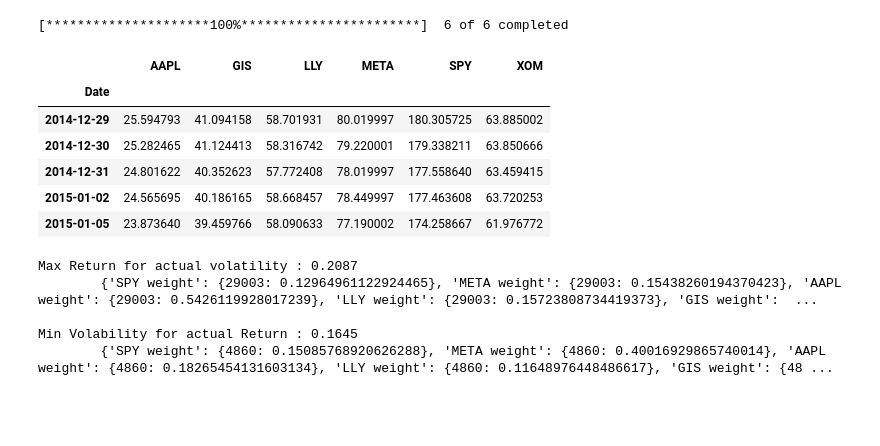
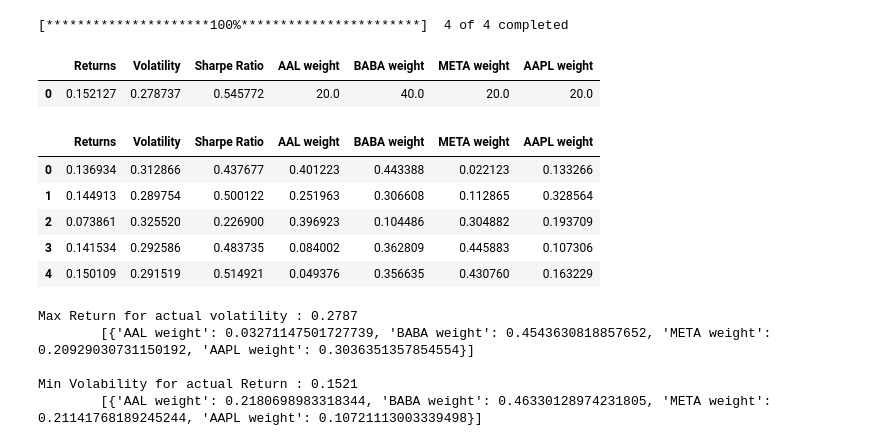
Before and after one commit to Laverdure77/Portfolio_Forecasting, a Jupyter notebook: notebooks/pyPortfolioOpt.ipynb, the cells around one changed output. Saved outputs shown, nothing was run; the diff lists cells and outputs as text; code cells hidden in the pictures; blank space fills up the shorter version.

```diff
--- a/notebooks/pyPortfolioOpt.ipynb
+++ b/notebooks/pyPortfolioOpt.ipynb
@@ -19,8 +19,8 @@ import seaborn as sns
 # %%
 end_date = datetime.today()
 start_date = end_date - timedelta(days=3000)
-tickers = ['SPY','META', 'AAPL','LLY', 'GIS', 'XOM']
-weights = [20,10,5,25,25,15]
+tickers = ["AAL","BABA","META","AAPL"]
+weights = [20, 40, 20, 20]
 # %%
 # Import data
 def getData(tickers:list, start_date:datetime, end_date:datetime):
@@ -39,41 +39,49 @@ def getData(tickers:list, start_date:datetime, end_date:datetime):
     return df
 
 df = getData(tickers, start_date, end_date)
 
 # Calculate daily and annual returns of the stocks
 returns_daily = df.pct_change()
 returns_annual = returns_daily.mean() * 252
 
 # Get daily and covariance of returns of the stocks
 cov_daily = returns_daily.cov()
 cov_annual = cov_daily * 252
 
 # Actual portfolio return, volatility and sharpe
 def return_performance(weights, returns_annual):
     weights /= np.sum(weights)
     return_perf = np.dot(weights, returns_annual)
     return return_perf
 
 def volatility_performance(weights, cov_annual):
     weights /= np.sum(weights)
     volatility_perf = np.sqrt(np.dot(np.array(weights).T, np.dot(cov_annual, weights)))
     return volatility_perf
 
 
 actual_volatility = volatility_performance(weights, cov_annual)
 actual_return = return_performance(weights, returns_annual)
 actual_sharpe = actual_return / actual_volatility
 
+# a dictionary for Returns and Risk values of each portfolio
+actual_portfolio = {'Returns': actual_return,
+            'Volatility': actual_volatility,
+            'Sharpe Ratio': actual_sharpe}
+
+# extend original dictionary to accomodate each ticker and weight in the portfolio
+for counter,symbol in enumerate(tickers):
+    actual_portfolio[symbol+' weight'] = weights[counter]
+
+# make a nice dataframe of the extended dictionary
+actual_portfolio_df= pd.DataFrame.from_dict(actual_portfolio, orient='index').T
+
 df.head()
+actual_portfolio_df
 # %% [output]
-[*********************100%***********************]  6 of 6 completed
+[*********************100%***********************]  4 of 4 completed
-|  | AAPL | GIS | LLY | META | SPY | XOM |
-| Date |  |  |  |  |  |  |
-| 2014-12-29 | 25.594793 | 41.094158 | 58.701931 | 80.019997 | 180.305725 | 63.885002 |
-| 2014-12-30 | 25.282465 | 41.124413 | 58.316742 | 79.220001 | 179.338211 | 63.850666 |
-| 2014-12-31 | 24.801622 | 40.352623 | 57.772408 | 78.019997 | 177.558640 | 63.459415 |
-| 2015-01-02 | 24.565695 | 40.186165 | 58.668457 | 78.449997 | 177.463608 | 63.720253 |
-| 2015-01-05 | 23.873640 | 39.459766 | 58.090633 | 77.190002 | 174.258667 | 61.976772 |
+|  | Returns | Volatility | Sharpe Ratio | AAL weight | BABA weight | META weight | AAPL weight |
+| 0 | 0.152127 | 0.278737 | 0.545772 | 20.0 | 40.0 | 20.0 | 20.0 |
 # %%
 # empty lists to store returns, volatility and weights of imiginary portfolios
 port_returns = []
@@ -143,6 +151,15 @@ y_tangent = [0,tangent['Returns'],tangent['Returns']/tangent['Volatility']]
 # Actual portfolio Return and Volatility
 x_actual = [actual_volatility]
 y_actual = [actual_return]
+# %%
+df.head()
+# %% [output]
+|  | Returns | Volatility | Sharpe Ratio | AAL weight | BABA weight | META weight | AAPL weight |
+| 0 | 0.136934 | 0.312866 | 0.437677 | 0.401223 | 0.443388 | 0.022123 | 0.133266 |
+| 1 | 0.144913 | 0.289754 | 0.500122 | 0.251963 | 0.306608 | 0.112865 | 0.328564 |
+| 2 | 0.073861 | 0.325520 | 0.226900 | 0.396923 | 0.104486 | 0.304882 | 0.193709 |
+| 3 | 0.141534 | 0.292586 | 0.483735 | 0.084002 | 0.362809 | 0.445883 | 0.107306 |
+| 4 | 0.150109 | 0.291519 | 0.514921 | 0.049376 | 0.356635 | 0.430760 | 0.163229 |
 # %%
 # Find optimal return portfolio for actual Volatility and Return
 
@@ -156,14 +173,14 @@ min_volatility_for_return
 max_return_for_volatility
 
 print(f'''Max Return for actual volatility : {max_return_for_volatility['Volatility'].values[0] :.4f}
-        {max_return_for_volatility.iloc[:,-len(tickers):].to_dict()}
+        {max_return_for_volatility.iloc[:,-len(tickers):].to_dict('records')}
         ''')
 print(f'''Min Volability for actual Return : {min_volatility_for_return['Returns'].values[0] :.4f}
-        {min_volatility_for_return.iloc[:,-len(tickers):].to_dict()}
+        {min_volatility_for_return.iloc[:,-len(tickers):].to_dict('records')}
         ''')
 # %% [output]
-Max Return for actual volatility : 0.2087
-        {'SPY weight': {29003: 0.12964961122924465}, 'META weight': {29003: 0.15438260194370423}, 'AAPL weight': {29003: 0.5426119928017239}, 'LLY weight': {29003: 0.15723808734419373}, 'GIS weight':  ...
+Max Return for actual volatility : 0.2787
+        [{'AAL weight': 0.03271147501727739, 'BABA weight': 0.4543630818857652, 'META weight': 0.20929030731150192, 'AAPL weight': 0.3036351357854554}]
 
-Min Volability for actual Return : 0.1645
-        {'SPY weight': {4860: 0.15085768920626288}, 'META weight': {4860: 0.40016929865740014}, 'AAPL weight': {4860: 0.18265454131603134}, 'LLY weight': {4860: 0.11648976448486617}, 'GIS weight': {48 ...
+Min Volability for actual Return : 0.1521
+        [{'AAL weight': 0.2180698983318344, 'BABA weight': 0.46330128974231805, 'META weight': 0.21141768189245244, 'AAPL weight': 0.10721113003339498}]
```
Also changed, not shown: parts of 6 cells of this notebook, 9 other files.
